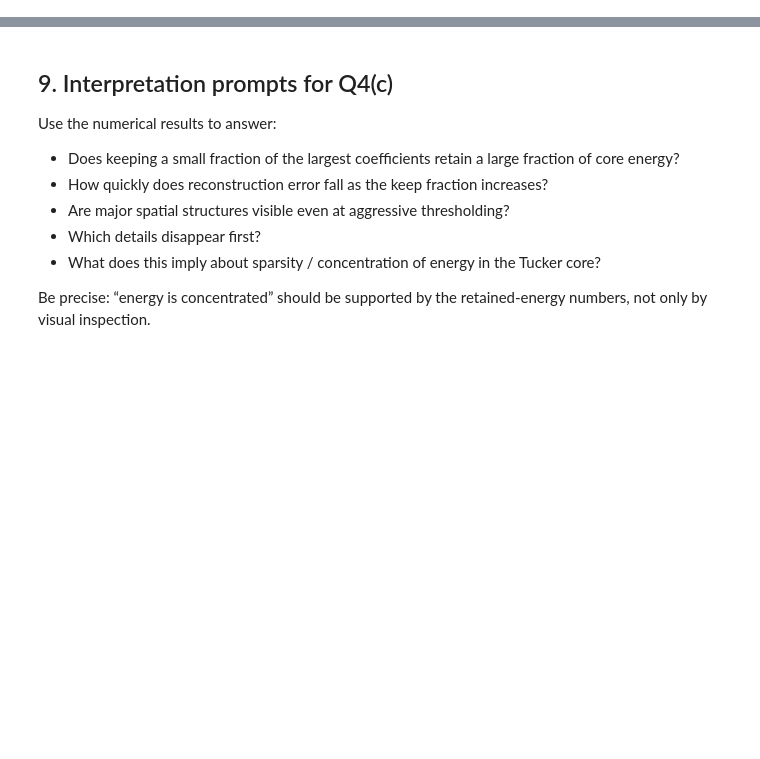
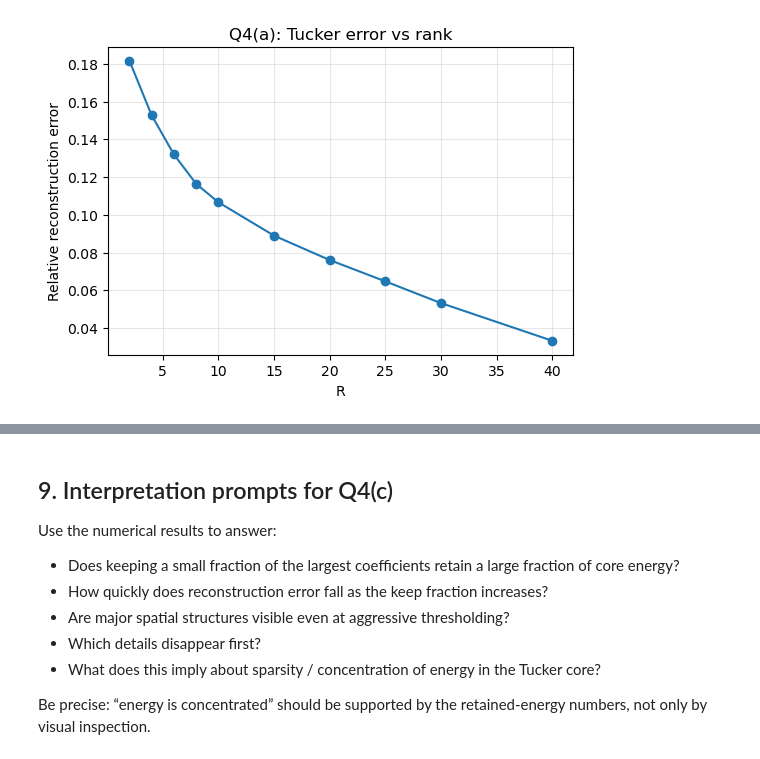
Before and after one commit to kyle-nguyennn/ml-stats-lab, a Jupyter notebook: fda/lab3/Q4_tucker_compression.ipynb, the cells around one changed output, grey strips where cells are left out. Cells and saved outputs as stored; diff of their text form; code cells hidden in the pictures; blank space fills up the shorter version.

```diff
--- a/fda/lab3/Q4_tucker_compression.ipynb
+++ b/fda/lab3/Q4_tucker_compression.ipynb
@@ -315,11 +335,11 @@ def compression_ratio(shape, ranks):
 # %%
-# TODO: plot relative error against R.
-#
-# plt.figure(figsize=(6, 4))
-# plt.plot([d["R"] for d in sweep], [d["error"] for d in sweep], marker="o")
-# plt.xlabel("R")
-# plt.ylabel("Relative reconstruction error")
-# plt.title("Q4(a): Tucker error vs rank")
-# plt.grid(alpha=0.3)
-# plt.show()
+plt.figure(figsize=(6, 4))
+plt.plot([d["R"] for d in sweep], [d["error"] for d in sweep], marker="o")
+plt.xlabel("R")
+plt.ylabel("Relative reconstruction error")
+plt.title("Q4(a): Tucker error vs rank")
+plt.grid(alpha=0.3)
+plt.show()
+# %% [output]
+[figure, added]
 # %%
```
Also changed, not shown: parts of 21 cells of this notebook.
